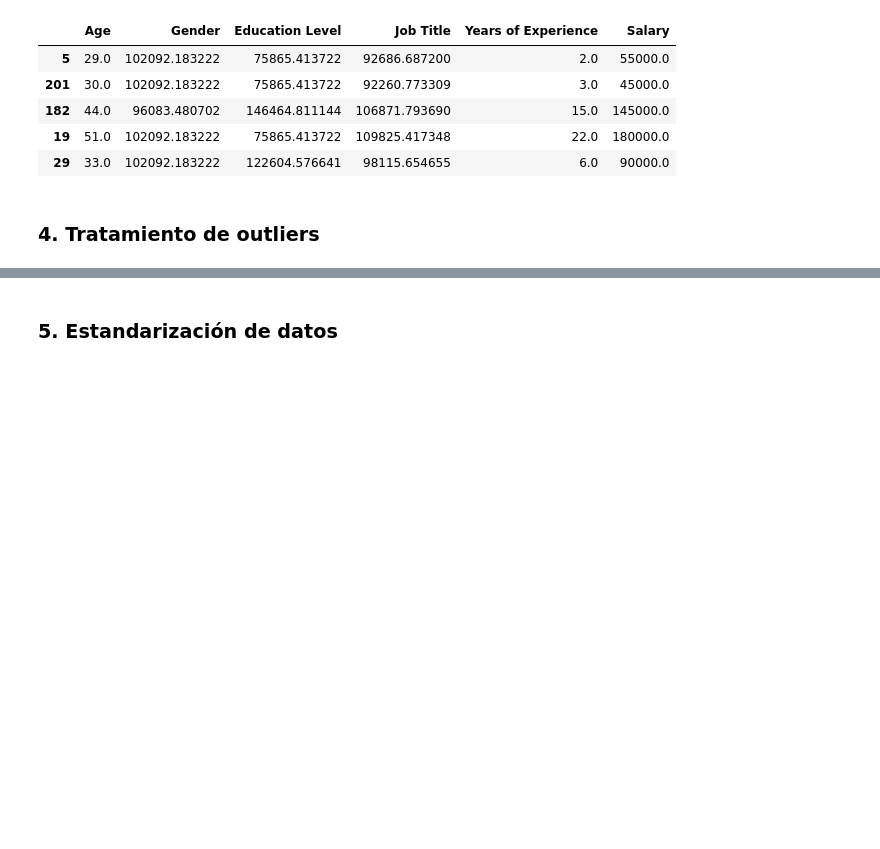
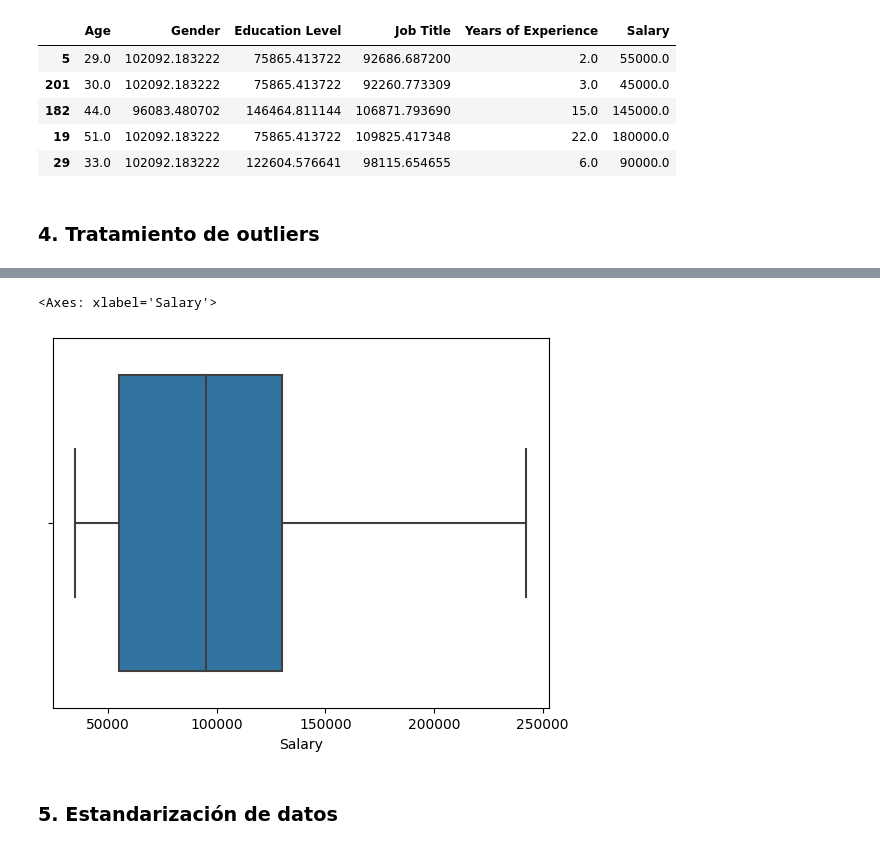
Before and after one commit to JCaballerot/Machine-Learning-Program, a Jupyter notebook: Supervised_models/KNN/Salary_prediction.ipynb, the cells around one changed output, grey strips where cells are left out. Cells and saved outputs as stored; diff of their text form; code cells hidden in the pictures; blank space fills up the shorter version.

```diff
--- a/Supervised_models/KNN/Salary_prediction.ipynb
+++ b/Supervised_models/KNN/Salary_prediction.ipynb
@@ -67,3 +121,8 @@ test_treat  =  test_encoded.clip(lower = train_encoded - threshold * std, upper
+# %%
+sns.boxplot(data = test_treat, x = 'Salary')
+# %% [output]
+<Axes: xlabel='Salary'>
+[figure, added]
 # %% [markdown]
 ### 5. Estandarización de datos
 # %%
```
Also changed, not shown: parts of 8 cells of this notebook.
